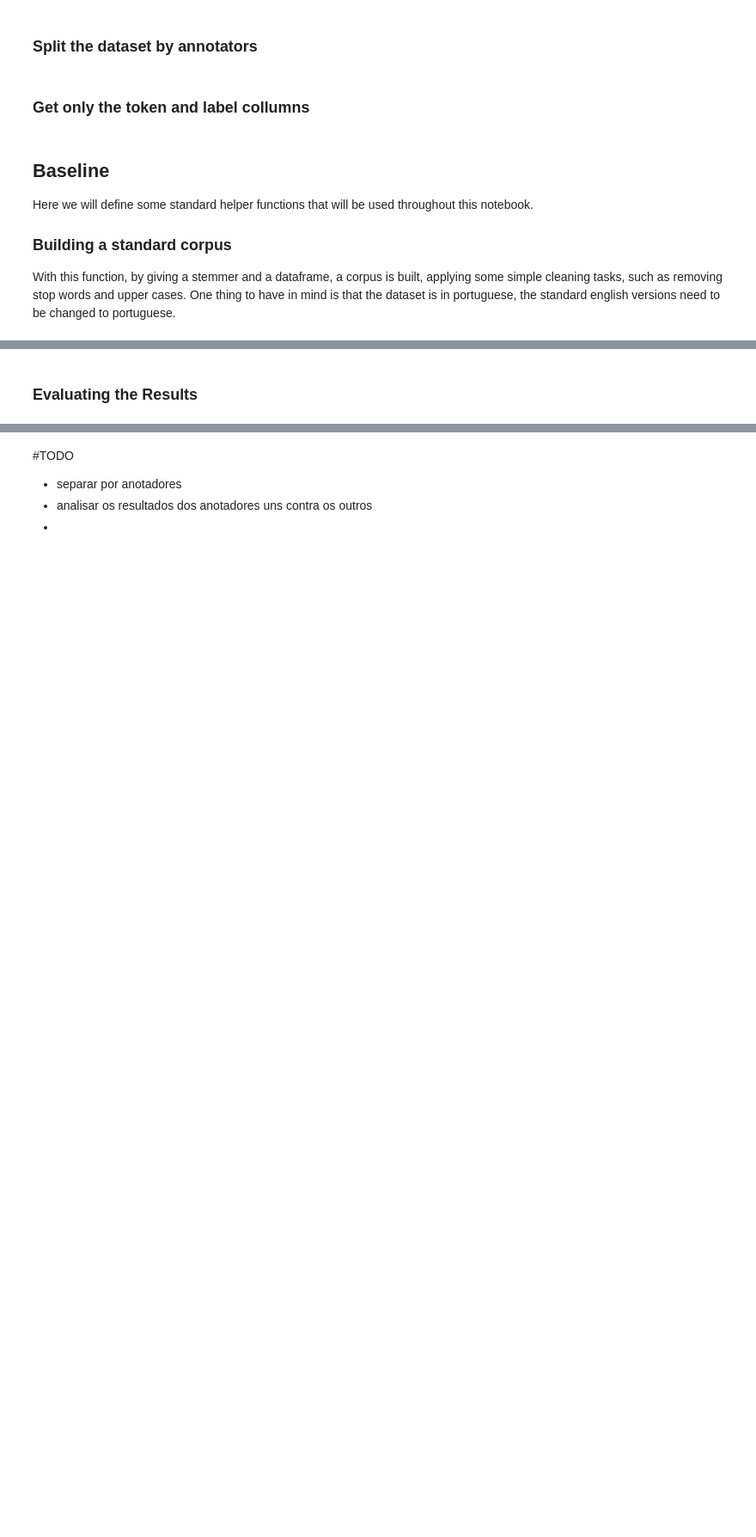
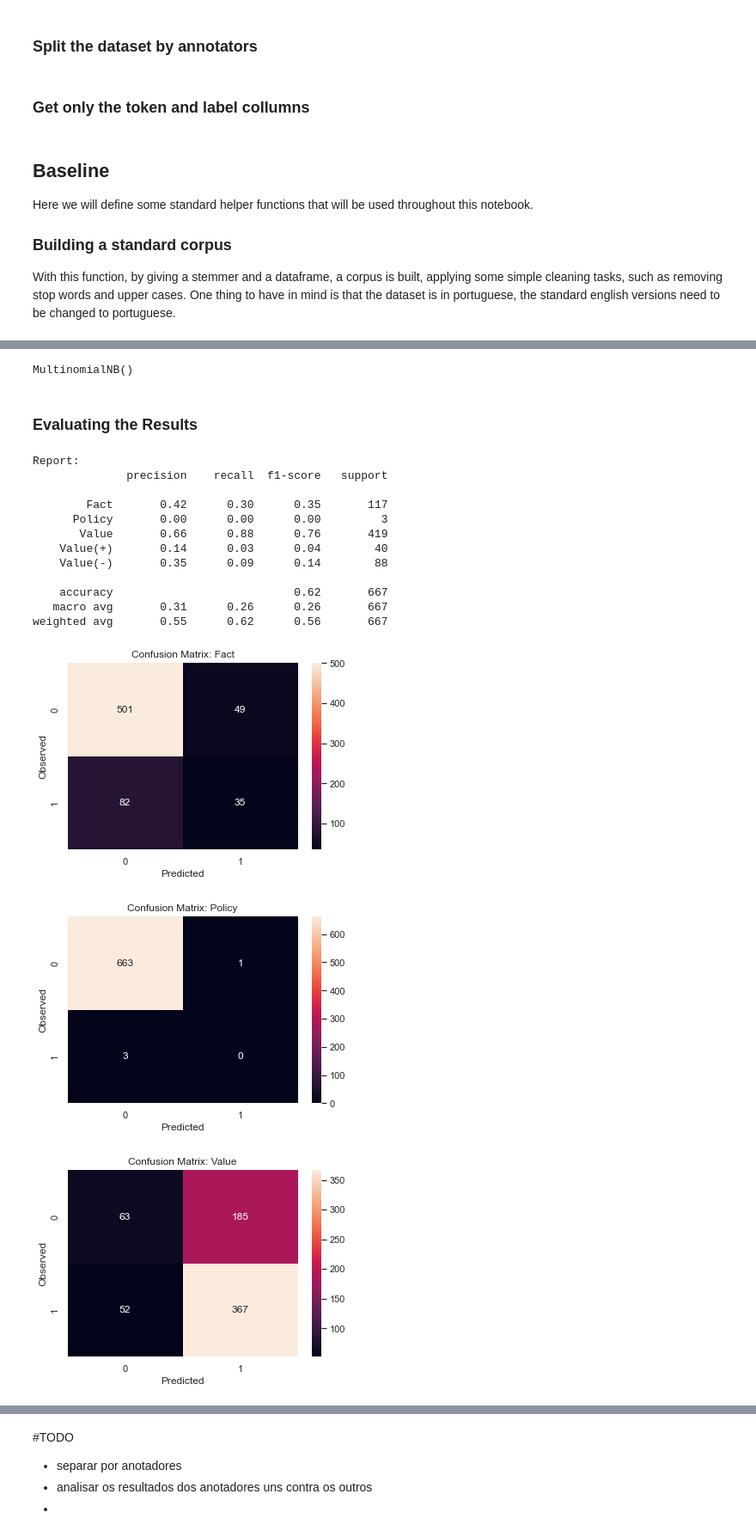
Before and after one commit to claramoreirag/FEUP-NLP, a Jupyter notebook: adu-classifier.ipynb, the cells around one changed output, grey strips where cells are left out. Shown at 86% size. Saved outputs shown, nothing was run; the diff lists cells and outputs as text; code cells hidden in the pictures; blank space fills up the shorter version.

Commit message:
basekine and basic test suite done

```diff
--- a/adu-classifier.ipynb
+++ b/adu-classifier.ipynb
@@ -160,6 +172,7 @@ Here we will define some standard helper functions that will be used throughout
 With this function, by giving a stemmer and a dataframe, a corpus is built, applying some simple cleaning tasks, such as removing stop words and upper cases. One thing to have in mind is that the dataset is in portuguese, the standard english versions need to be changed to portuguese.
 # %%
 def buildCorpus(df):
+    df=df[['tokens', 'label']]
     corpus = []
 
     stemmer= SnowballStemmer('portuguese')
@@ -177,0 +193,5 @@ corpusA= buildCorpus(dfA)
+# %%
+def bagOfWords(corpus):
+    vectorizer = CountVectorizer()
+    X = vectorizer.fit_transform(corpus).toarray()
+    return X
@@ -177,0 +200,7 @@ corpusA= buildCorpus(dfA)
+# %%
+X=bagOfWords(corpusA)
+y=dfA['label']
+X_train, X_test, y_train, y_test = train_test_split(X, y, test_size = 0.20)
+
+print(X_train.shape, y_train.shape)
+print(X_test.shape, y_test.shape)
@@ -182,2 +213,8 @@ corpusA= buildCorpus(dfA)
+# %%
+clf = MultinomialNB()
+clf.fit(X_train, y_train)
+pred = clf.predict(X_test)
+# %% [output]
+MultinomialNB()
 # %% [markdown]
 ### Evaluating the Results
@@ -185,0 +221,37 @@ corpusA= buildCorpus(dfA)
+# %%
+def evaluation(pred):
+    report = classification_report(y_test, pred, output_dict=True,zero_division= 0)
+
+    print(f"Report:\n{classification_report(y_test, pred,zero_division= 0)}\n")
+
+    sb.set(font_scale=1.0)
+    labels=["Fact", "Policy", "Value","Value(+)","Value(-)"];
+    i=0;
+    mcm = multilabel_confusion_matrix(y_test, pred,labels=["Fact", "Policy", "Value","Value(+)","Value(-)"])
+    for cm in mcm:
+        ax = plt.subplot()
+        sb.heatmap(cm, annot=True, ax=ax, fmt="g")
+
+        ax.set_xlabel('Predicted');
+        ax.set_ylabel('Observed');
+        ax.set_title(f"Confusion Matrix: {labels[i]}");
+        plt.show()
+        i+=1;
+
+evaluation(pred)
+# %% [output]
+Report:
+              precision    recall  f1-score   support
+
+        Fact       0.42      0.30      0.35       117
+      Policy       0.00      0.00      0.00         3
+       Value       0.66      0.88      0.76       419
+    Value(+)       0.14      0.03      0.04        40
+    Value(-)       0.35      0.09      0.14        88
+
+    accuracy                           0.62       667
+   macro avg       0.31      0.26      0.26       667
+weighted avg       0.55      0.62      0.56       667
+[figure, added]
+[figure, added]
+[figure, added]
```
Also changed, not shown: parts of 8 cells of this notebook.
